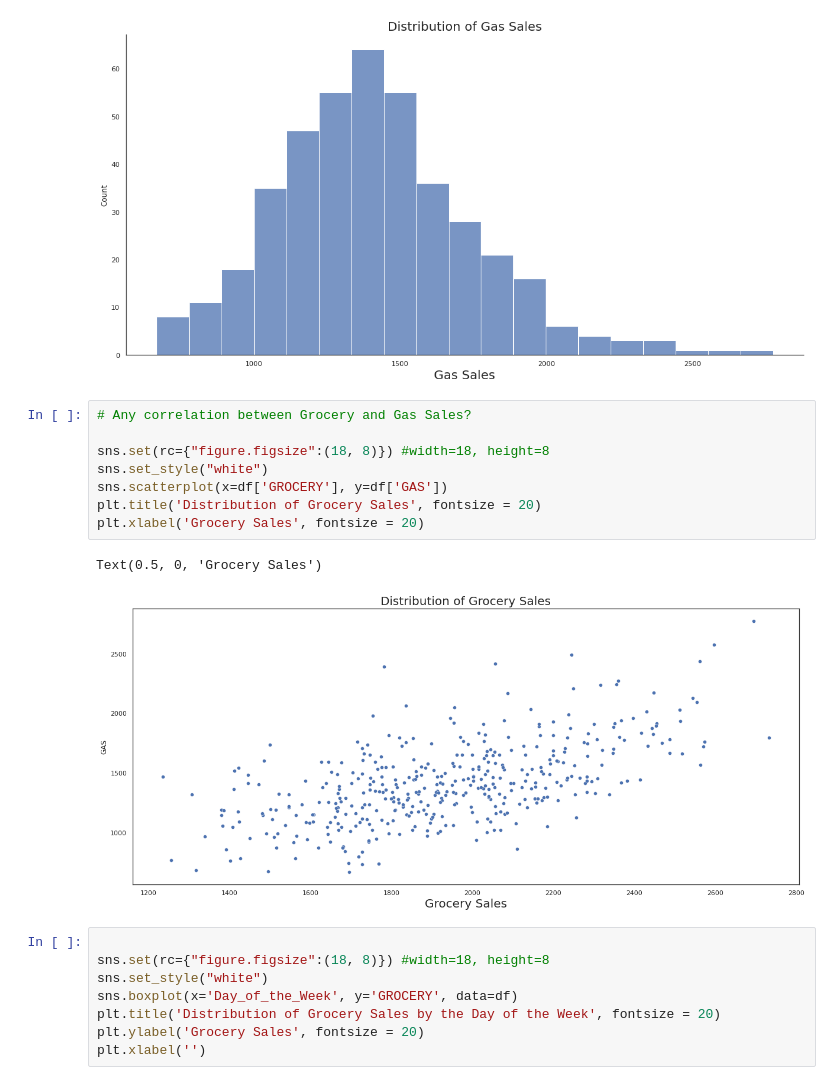
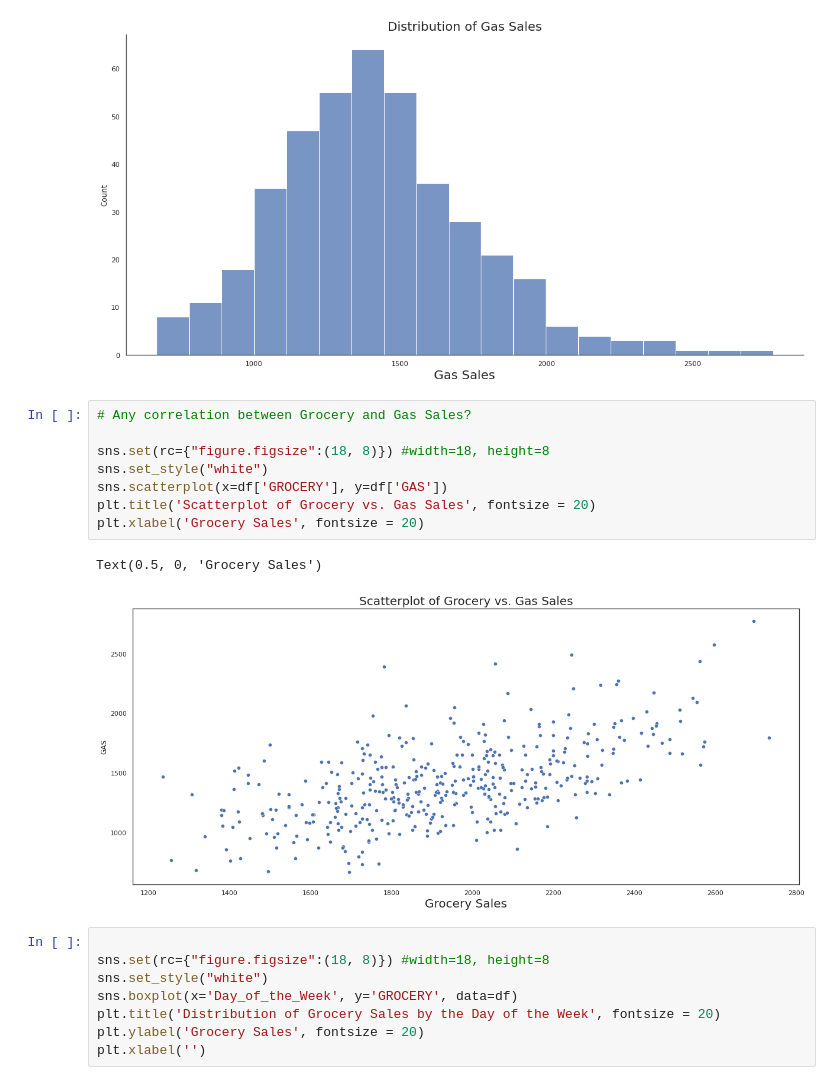
Before and after one commit to imad3k/Gas_station_analysis, a Jupyter notebook: c_store_test.ipynb, the cells around one changed output. Cells and saved outputs as stored; diff of their text form.

```diff
--- a/c_store_test.ipynb
+++ b/c_store_test.ipynb
@@ -179,14 +179,14 @@ Text(0.5, 8.960000000000022, 'Gas Sales')
 # %%
 # Any correlation between Grocery and Gas Sales?
 
 sns.set(rc={"figure.figsize":(18, 8)}) #width=18, height=8
 sns.set_style("white")
 sns.scatterplot(x=df['GROCERY'], y=df['GAS'])
-plt.title('Distribution of Grocery Sales', fontsize = 20)
+plt.title('Scatterplot of Grocery vs. Gas Sales', fontsize = 20)
 plt.xlabel('Grocery Sales', fontsize = 20)
 # %% [output]
 Text(0.5, 0, 'Grocery Sales')
-[figure, old version]
+[figure, new version]
 # %%
 
 sns.set(rc={"figure.figsize":(18, 8)}) #width=18, height=8
```
